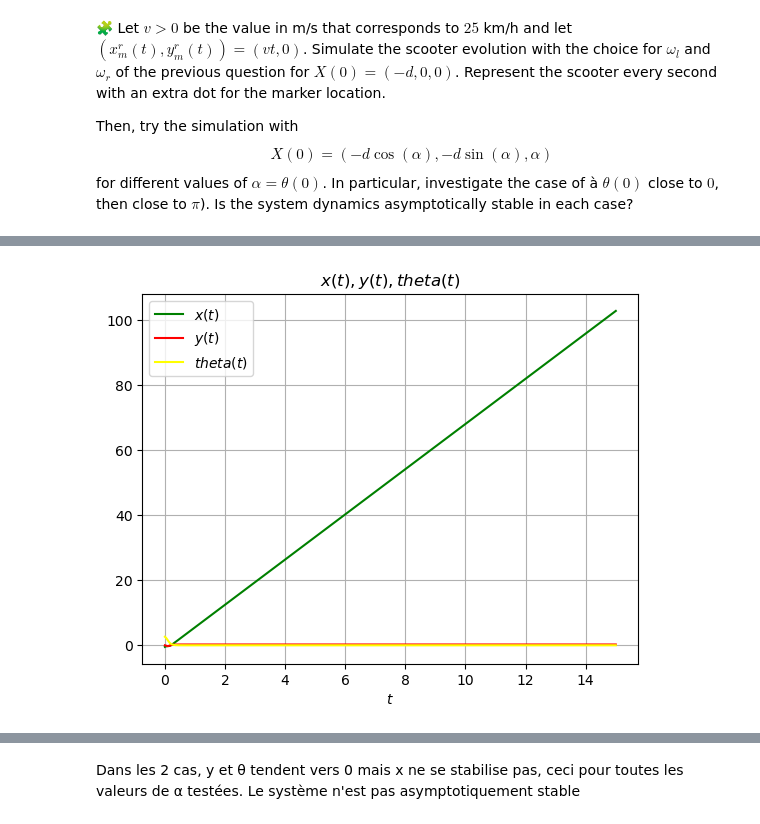
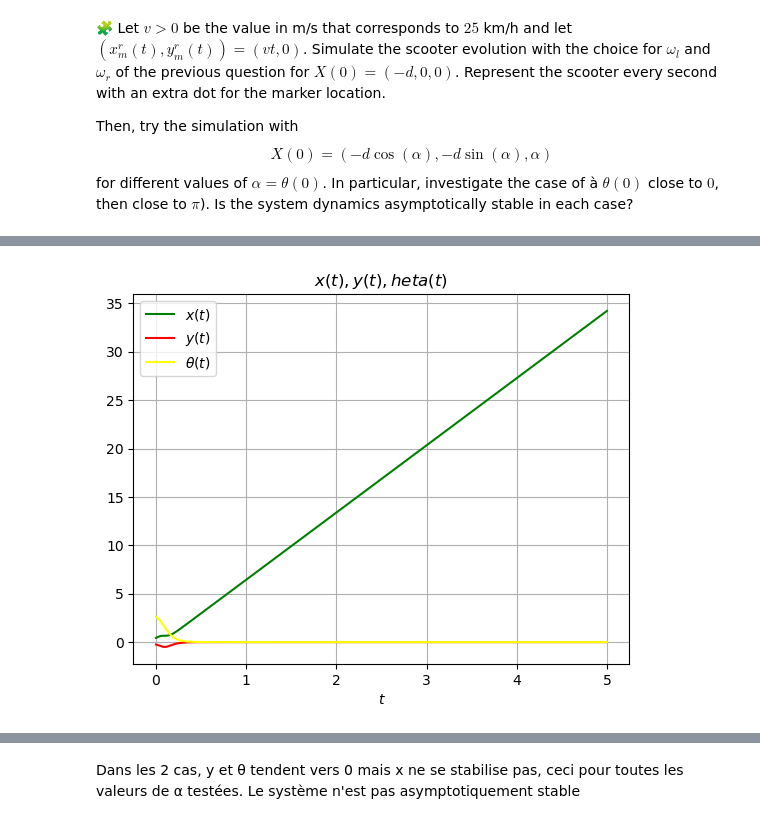
Before and after one commit to LahbibAll/control-engineering-with-python-project-2023-2024, a Jupyter notebook: Project-part-3.ipynb, the cells around one changed output, grey strips where cells are left out. Saved outputs shown, nothing was run; the diff lists cells and outputs as text; code cells hidden in the pictures.

```diff
--- a/Project-part-3.ipynb
+++ b/Project-part-3.ipynb
@@ -1104,50 +1184,53 @@ show()
 # %%
-from math import degrees as deg
-from math import radians as rad
+from math import degrees as deg, radians as rad, cos, sin, pi
+import matplotlib.pyplot as plt
 
-v = 25/3.6
+v = 25 / 3.6
 d = 0.5
 l = 0.5
 r = 0.125
-x0 = -d*cos(0)
-y0 = -d*sin(0)
-alpha0 = 5*pi/6
-tf = 15
-X0 = array([x0, y0, alpha0])
+alpha0 = 5 * pi / 6
+x0 = -d * cos(alpha0)
+y0 = -d * sin(alpha0)
+tf = 5
+X0 = np.array([x0, y0, alpha0])
 
 def scooter_marker(t, X):
     x, y, theta = X
 
-    xm_r = v*t
+    xm_r = v * t
     d_xm_r = v
 
     ym_r = 0
     d_ym_r = 0
-    inverse = (1/(4*r)) * array([[3*cos(theta) + sin(theta), cos(theta) - 3*sin(theta)], [cos(theta) + 3*sin(theta), 3*cos(theta) - sin(theta)]])
-    omega_r, omega_l = dot(inverse, array([d_xm_r + d_ym_r, d_xm_r - d_ym_r]))
+    inverse = (1 / (4 * r)) * np.array([
+        [3 * cos(theta) + sin(theta), cos(theta) - 3 * sin(theta)],
+        [cos(theta) + 3 * sin(theta), 3 * cos(theta) - sin(theta)]
+    ])
+    omega_r, omega_l = np.dot(inverse, np.array([d_xm_r + d_ym_r, d_xm_r - d_ym_r]))
 
+    dtheta = (r / l) * (omega_r - omega_l)
+    dx = (r / 2) * (omega_l + omega_r) * cos(theta)
+    dy = (r / 2) * (omega_l + omega_r) * sin(theta)
 
-    dtheta = (r/l) * (omega_r - omega_l)
-    dx = (r/2) * (omega_l + omega_r) * cos(theta)
-    dy = (r/2) * (omega_l + omega_r) * sin(theta)
-
-    dX = array([dx, dy, dtheta])
+    dX = np.array([dx, dy, dtheta])
     return dX
 
-res = solve_ivp(scooter_marker, [0.0, tf], X0, dense_output = True, max_step = 1e-2)
+res = solve_ivp(scooter_marker, [0.0, tf], X0, dense_output=True, max_step=1e-2)
 
 ts = res["t"]
 xs = res["y"][0]
 ys = res["y"][1]
 thetas = res["y"][2]
 
-figure()
-plot(ts, xs, "k",color='green',label=r'$x(t)$')
-plot(ts, ys, "k",color='red',label=r'$y(t)$')
-plot(ts, thetas, "k",color='yellow',label=r'$theta(t)$')
-grid(True); xlabel("$t$"); title("$x(t), y(t), theta(t)$")
-
-legend()
-show()
+plt.figure()
+plt.plot(ts, xs, color='green', label=r'$x(t)$')
+plt.plot(ts, ys, color='red', label=r'$y(t)$')
+plt.plot(ts, thetas, color='yellow', label=r'$\theta(t)$')
+plt.grid(True)
+plt.xlabel("$t$")
+plt.title("$x(t), y(t), \theta(t)$")
+plt.legend()
+plt.show()
 # %% [output]
-[figure, old version]
+[figure, new version]
```
Also changed, not shown: parts of 19 cells of this notebook.
